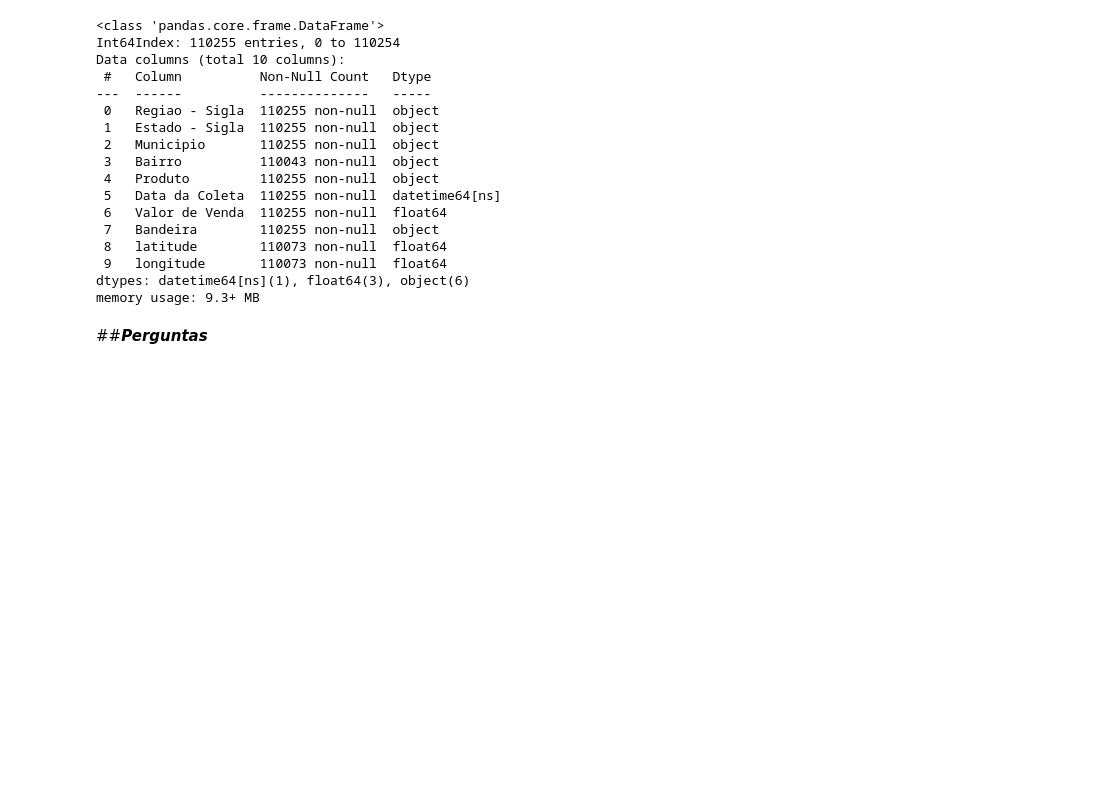
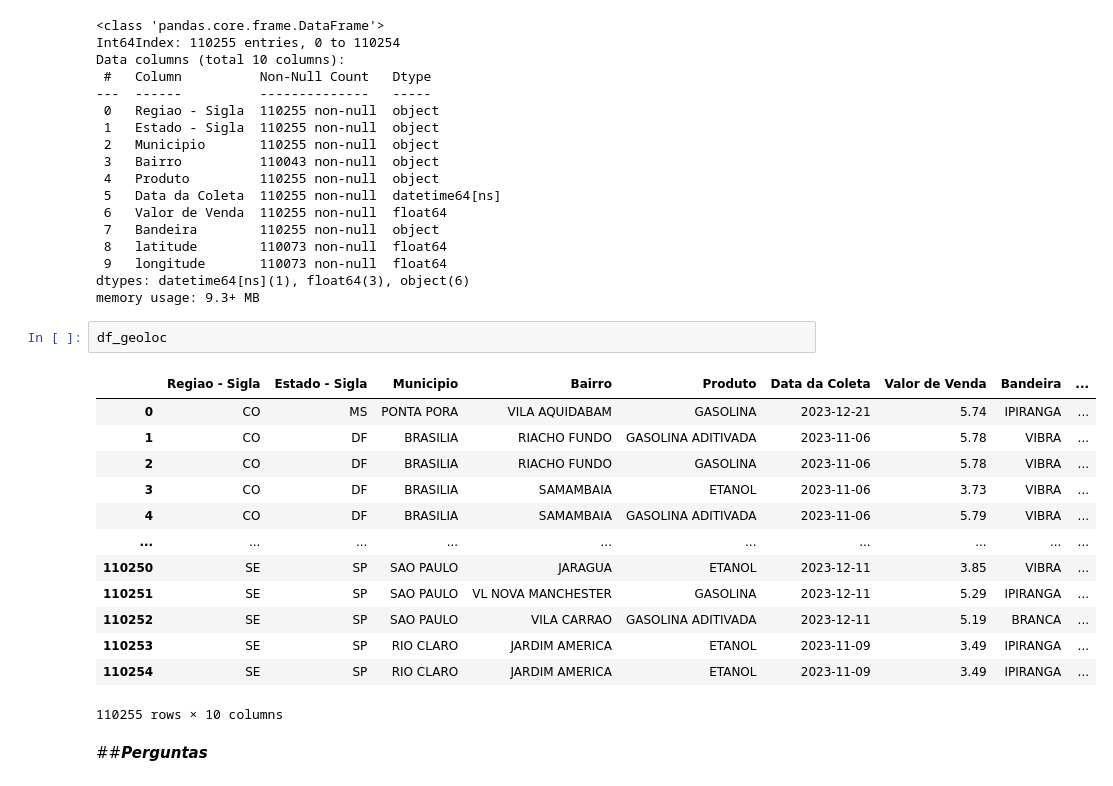
Before and after one commit to alsantosad/PROJECT-ROCKET, a Jupyter notebook: M4TRABALHO_EM_GRUPO.ipynb, the cells around one changed output. Drawn from its saved outputs; the diff is of its cells as text; blank space fills up the shorter version.

```diff
--- a/M4TRABALHO_EM_GRUPO.ipynb
+++ b/M4TRABALHO_EM_GRUPO.ipynb
@@ -324,6 +324,22 @@ Data columns (total 10 columns):
  9   longitude       110073 non-null  float64
 dtypes: datetime64[ns](1), float64(3), object(6)
 memory usage: 9.3+ MB
+# %%
+df_geoloc
+# %% [output]
+|  | Regiao - Sigla | Estado - Sigla | Municipio | Bairro | Produto | Data da Coleta | Valor de Venda | Bandeira | ... |
+| 0 | CO | MS | PONTA PORA | VILA AQUIDABAM | GASOLINA | 2023-12-21 | 5.74 | IPIRANGA | ... |
+| 1 | CO | DF | BRASILIA | RIACHO FUNDO | GASOLINA ADITIVADA | 2023-11-06 | 5.78 | VIBRA | ... |
+| 2 | CO | DF | BRASILIA | RIACHO FUNDO | GASOLINA | 2023-11-06 | 5.78 | VIBRA | ... |
+| 3 | CO | DF | BRASILIA | SAMAMBAIA | ETANOL | 2023-11-06 | 3.73 | VIBRA | ... |
+| 4 | CO | DF | BRASILIA | SAMAMBAIA | GASOLINA ADITIVADA | 2023-11-06 | 5.79 | VIBRA | ... |
+| ... | ... | ... | ... | ... | ... | ... | ... | ... | ... |
+| 110250 | SE | SP | SAO PAULO | JARAGUA | ETANOL | 2023-12-11 | 3.85 | VIBRA | ... |
+| 110251 | SE | SP | SAO PAULO | VL NOVA MANCHESTER | GASOLINA | 2023-12-11 | 5.29 | IPIRANGA | ... |
+| 110252 | SE | SP | SAO PAULO | VILA CARRAO | GASOLINA ADITIVADA | 2023-12-11 | 5.19 | BRANCA | ... |
+| 110253 | SE | SP | RIO CLARO | JARDIM AMERICA | ETANOL | 2023-11-09 | 3.49 | IPIRANGA | ... |
+| 110254 | SE | SP | RIO CLARO | JARDIM AMERICA | ETANOL | 2023-11-09 | 3.49 | IPIRANGA | ... |
+110255 rows × 10 columns
 # %% [markdown]
 ##***Perguntas***
 # %% [markdown]
```
Also changed, not shown: parts of 35 cells of this notebook.
